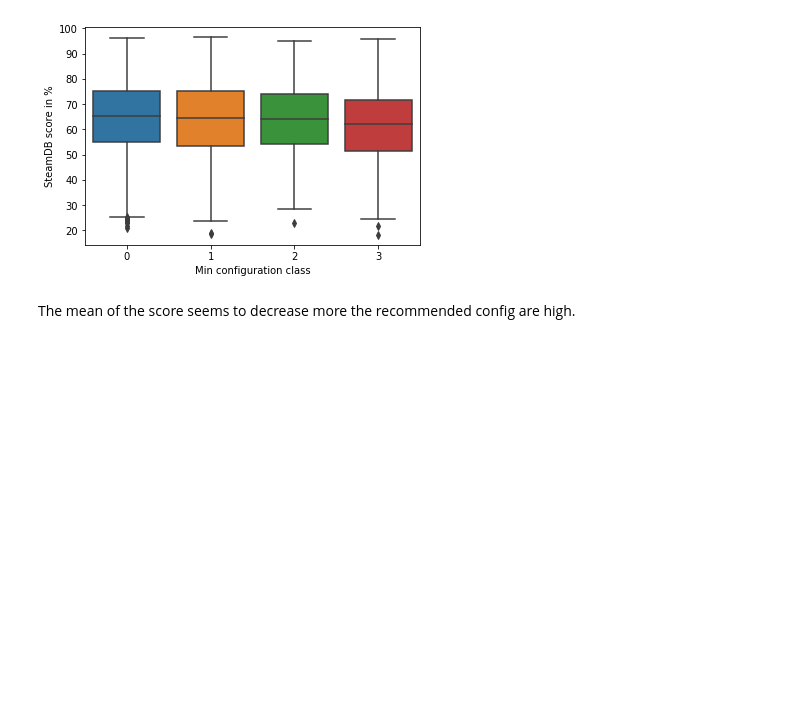
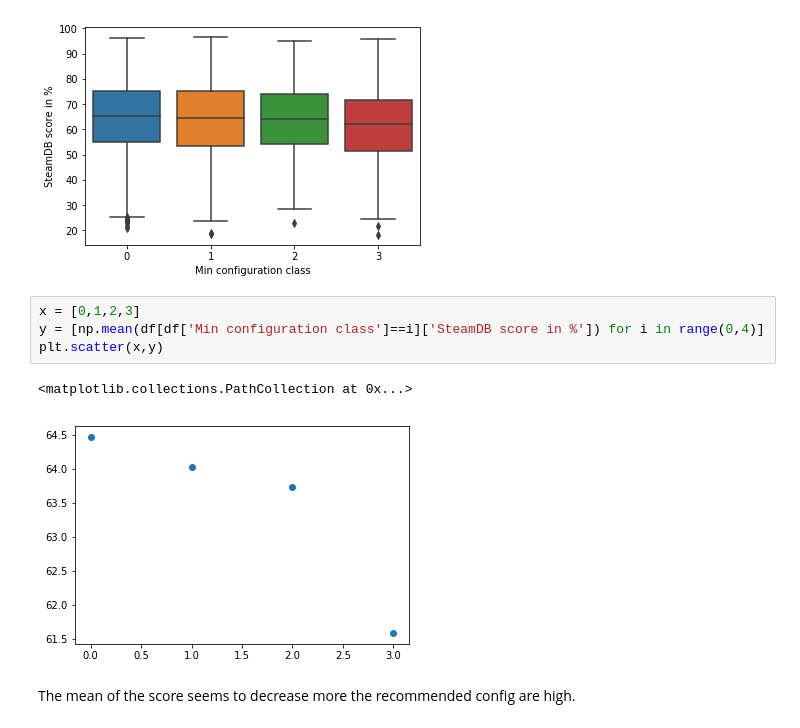
Before and after one commit to gregbellan/MODS203, a Jupyter notebook: Data_Jaylet.ipynb, the cells around one changed output. Saved outputs shown, nothing was run; the diff lists cells and outputs as text; blank space fills up the shorter version.

```diff
--- a/Data_Jaylet.ipynb
+++ b/Data_Jaylet.ipynb
@@ -75,6 +75,13 @@ Name: SteamDB score in %, dtype: float64
 ax = sn.boxplot(x="Min configuration class", y="SteamDB score in %", data=df)
 # %% [output]
 [figure]
+# %%
+x = [0,1,2,3]
+y = [np.mean(df[df['Min configuration class']==i]['SteamDB score in %']) for i in range(0,4)]
+plt.scatter(x,y)
+# %% [output]
+<matplotlib.collections.PathCollection at 0x...>
+[figure, added]
 # %% [markdown]
 The mean of the score seems to decrease more the recommended config are high.
 # %%
```
Also changed, not shown: parts of 13 cells of this notebook.
